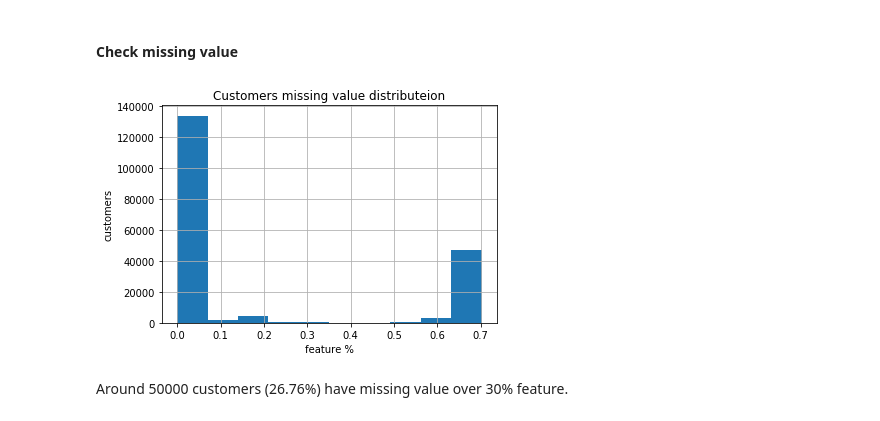
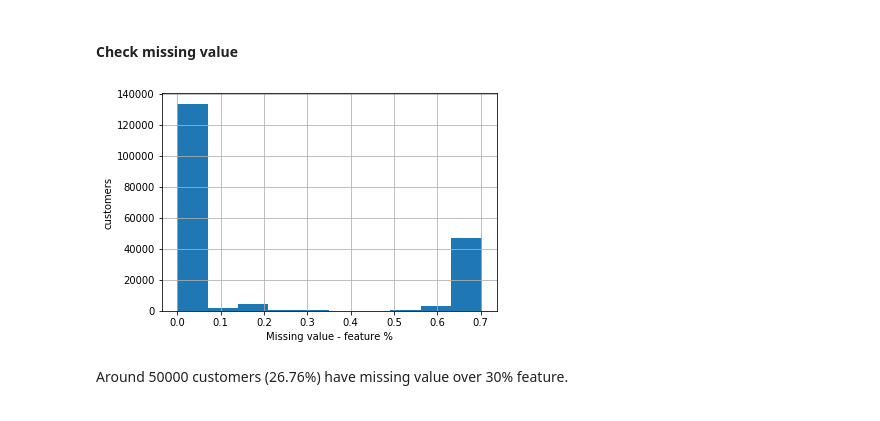
Before and after one commit to dragon7-fc/DSND-Capstone, a Jupyter notebook: Arvato Project Workbook.ipynb, the cells around one changed output. Cells and saved outputs as stored; diff of their text form; code cells hidden in the pictures.

```diff
--- a/Arvato Project Workbook.ipynb
+++ b/Arvato Project Workbook.ipynb
@@ -836,12 +838,11 @@ array(['ALTER_KIND1', 'ALTER_KIND2', 'ALTER_KIND3', 'ALTER_KIND4',
 #### Check missing value
 # %%
 customers_df.isnull().mean(axis=1).hist()
-plt.xlabel('feature %')
+plt.xlabel('Missing value - feature %')
 plt.ylabel('customers')
-plt.title('Customers missing value distributeion')
 plt.show()
 # %% [output]
-[figure, old version]
+[figure, new version]
 # %% [markdown]
 Around 50000 customers (26.76%) have missing value over 30% feature.
 # %%
```
Also changed, not shown: parts of 82 cells of this notebook.
